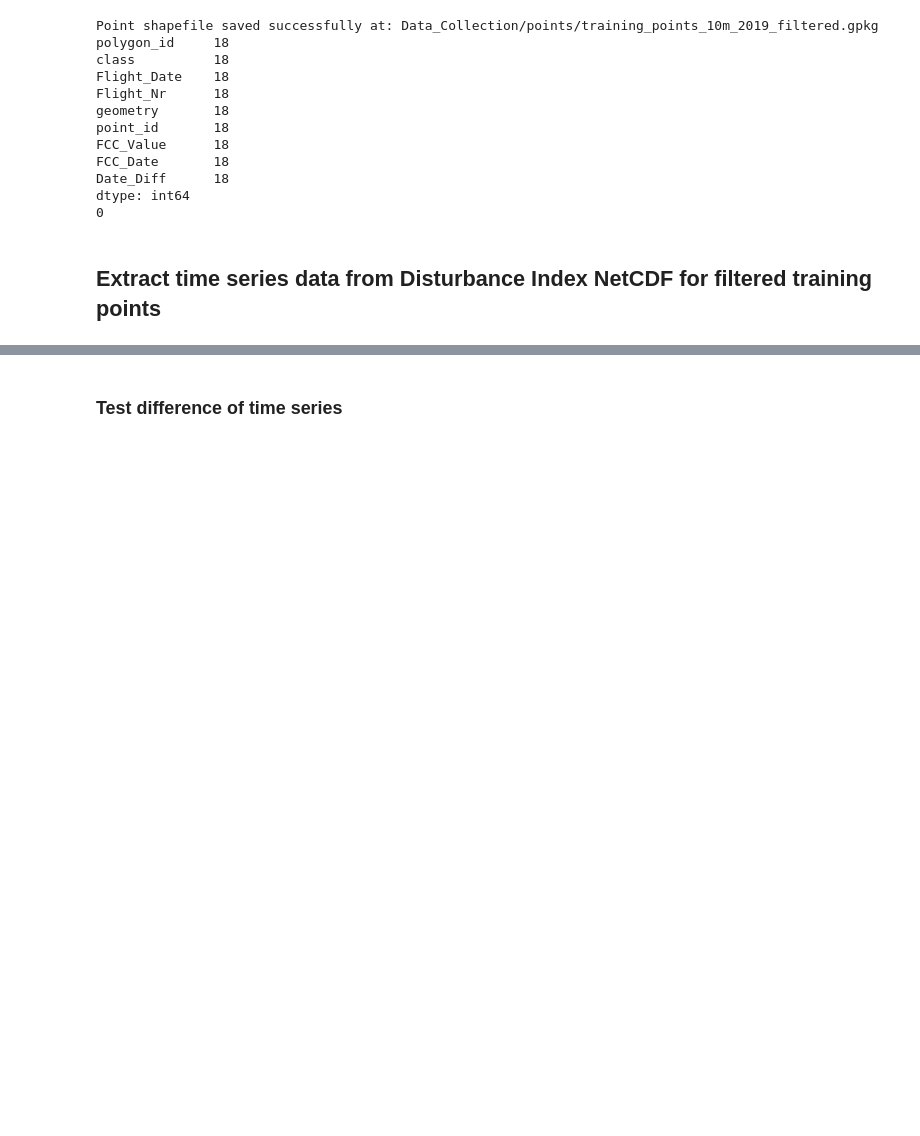
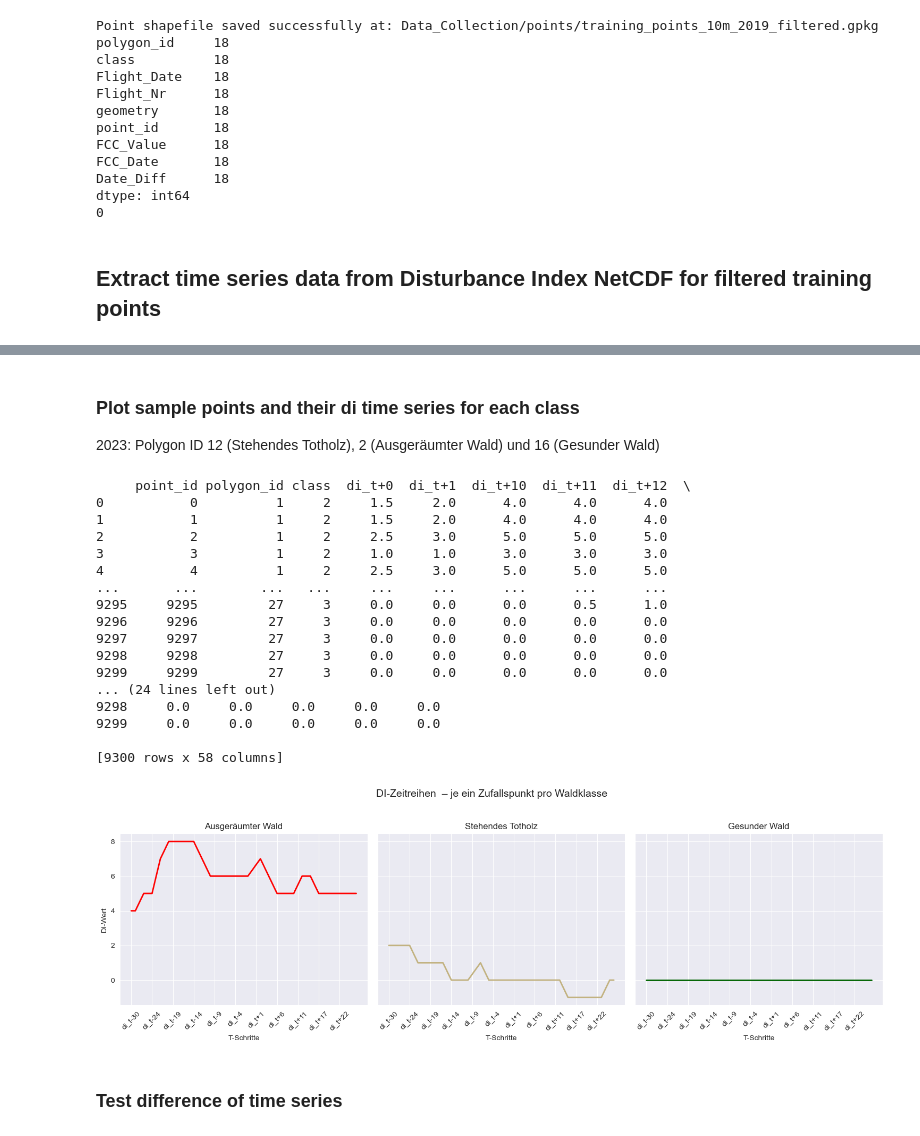
Before and after one commit to chrissikrause/ROOT_project, a Jupyter notebook: Training_Data.ipynb, the cells around one changed output, grey strips where cells are left out. Drawn from its saved outputs; the diff is of its cells as text; code cells hidden in the pictures; blank space fills up the shorter version.

```diff
--- a/Training_Data.ipynb
+++ b/Training_Data.ipynb
@@ -311,3 +315,80 @@ Length: 77, dtype: datetime64[ns]
+# %% [markdown]
+### Plot sample points and their di time series for each class
+2023: Polygon ID 12 (Stehendes Totholz), 2 (Ausgeräumter Wald) und 16 (Gesunder Wald)
+# %%
+# CSV laden
+df = gpd.read_file('Data_Collection/DI_points_timeseries/combined_time_series_wide.csv')
+
+# Alle DI-Spalten holen & sortieren
+di_cols = [col for col in df.columns if col.startswith("di_t")]
+def sort_key(col):
+    step = col.replace("di_t", "")
+    return int(step) if step else 0
+di_cols = sorted(di_cols, key=sort_key)
+df[di_cols] = df[di_cols].apply(pd.to_numeric, errors="coerce")
+
+# Interpolation (horizontal/zeitlich innerhalb eines Punkts)
+df[di_cols] = df[di_cols].replace(-2147483648.0, np.nan)
+df[di_cols] = df[di_cols].interpolate(method='linear', axis=1)
+df[di_cols] = df[di_cols].bfill(axis=1)
+df[di_cols] = df[di_cols].ffill(axis=1)
+
+print(df)
+
+# Ziel-Polygone mit Farben
+target_polygons = {
+    "2":  ("Ausgeräumter Wald", "red"),
+    "12": ("Stehendes Totholz", "#c2b280"),
+    "16": ("Gesunder Wald", "darkgreen")
+}
+
+# Subplots vorbereiten (3 nebeneinander)
+fig, axes = plt.subplots(1, 3, figsize=(15, 5), sharey=True)
+
+for ax, (pid, (label, color)) in zip(axes, target_polygons.items()):
+    subset = df[df["polygon_id"] == pid]
+    if subset.empty:
+        ax.set_title(f"{label} (keine Daten)")
+        continue
+
+    # Zufälligen Punkt wählen
+    point = subset.sample(1).iloc[0]
+    di_values = point[di_cols].values
+
+    # Plot in das entsprechende Subplot-Achsenobjekt
+    ax.plot(di_cols, di_values, color=color, linewidth=2)
+    ax.set_title(label)
+    ax.set_xlabel("T-Schritte")
+    # Nur jeden 5. Tick zeigen
+    ax.set_xticks(di_cols[::5])
+    ax.set_xticklabels(di_cols[::5], rotation=45)
+
+# Gemeinsame Y-Achse beschriften
+axes[0].set_ylabel("DI-Wert")
+
+# Layout
+plt.suptitle("DI-Zeitreihen  – je ein Zufallspunkt pro Waldklasse", fontsize=14)
+plt.tight_layout(rect=[0, 0, 1, 0.95])
+plt.show()
+# %% [output]
+     point_id polygon_id class  di_t+0  di_t+1  di_t+10  di_t+11  di_t+12  \
+0           0          1     2     1.5     2.0      4.0      4.0      4.0
+1           1          1     2     1.5     2.0      4.0      4.0      4.0
+2           2          1     2     2.5     3.0      5.0      5.0      5.0
+3           3          1     2     1.0     1.0      3.0      3.0      3.0
+4           4          1     2     2.5     3.0      5.0      5.0      5.0
+...       ...        ...   ...     ...     ...      ...      ...      ...
+9295     9295         27     3     0.0     0.0      0.0      0.5      1.0
+9296     9296         27     3     0.0     0.0      0.0      0.0      0.0
+9297     9297         27     3     0.0     0.0      0.0      0.0      0.0
+9298     9298         27     3     0.0     0.0      0.0      0.0      0.0
+9299     9299         27     3     0.0     0.0      0.0      0.0      0.0
+... (24 lines left out)
+9298     0.0     0.0     0.0     0.0     0.0
+9299     0.0     0.0     0.0     0.0     0.0
+
+[9300 rows x 58 columns]
+[figure, added]
 # %% [markdown]
 ### Test difference of time series
 # %%
```
Also changed, not shown: parts of 10 cells of this notebook.
